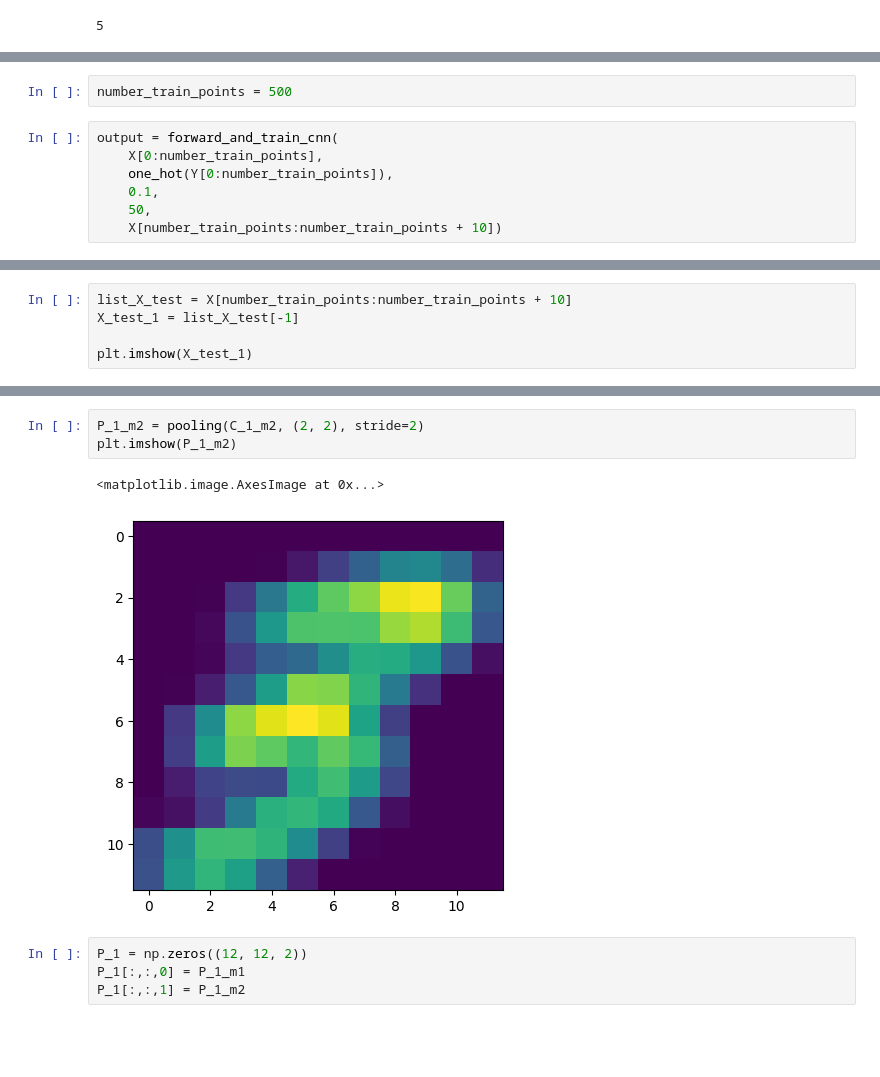
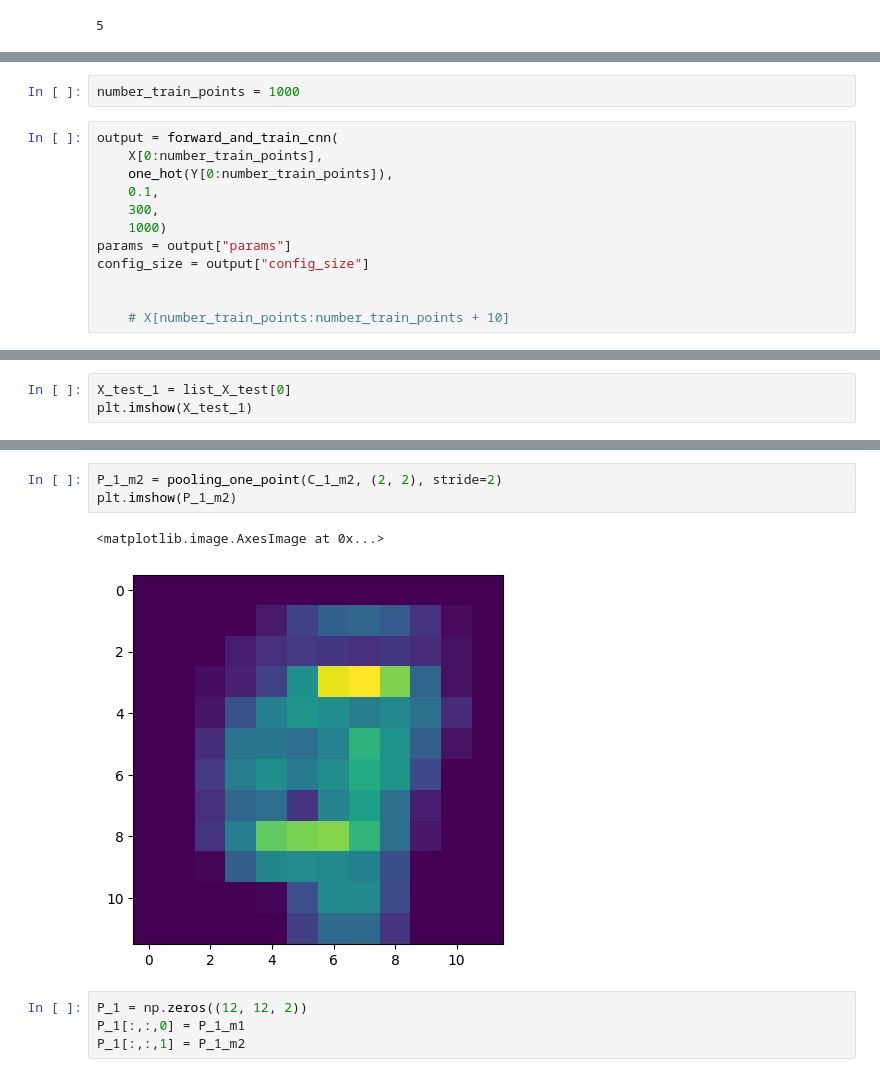
Before and after one commit to raming20/CNN-LSTM-predict-stock-price, a Jupyter notebook: data_analytics/try_cnn/try_mnist.ipynb, the cells around one changed output, grey strips where cells are left out. Saved outputs shown, nothing was run; the diff lists cells and outputs as text; blank space fills up the shorter version.

```diff
--- a/data_analytics/try_cnn/try_mnist.ipynb
+++ b/data_analytics/try_cnn/try_mnist.ipynb
@@ -501,12 +543,17 @@ def forward_and_train_cnn(
     }
 # %%
-number_train_points = 500
+number_train_points = 1000
 # %%
 output = forward_and_train_cnn(
     X[0:number_train_points],
     one_hot(Y[0:number_train_points]),
     0.1,
-    50,
-    X[number_train_points:number_train_points + 10])
+    300,
+    1000)
+params = output["params"]
+config_size = output["config_size"]
+
+
+    # X[number_train_points:number_train_points + 10]
 # %% [output]
 Chunk 0
@@ -566,7 +649,5 @@ print(Y[number_train_points:number_train_points + 10])
 # %%
-list_X_test = X[number_train_points:number_train_points + 10]
-X_test_1 = list_X_test[-1]
-
+X_test_1 = list_X_test[0]
 plt.imshow(X_test_1)
 # %% [output]
 <matplotlib.image.AxesImage at 0x...>
@@ -604,9 +685,9 @@ plt.imshow(P_1_m1)
 # %%
-P_1_m2 = pooling(C_1_m2, (2, 2), stride=2)
+P_1_m2 = pooling_one_point(C_1_m2, (2, 2), stride=2)
 plt.imshow(P_1_m2)
 # %% [output]
 <matplotlib.image.AxesImage at 0x...>
-[figure, old version]
+[figure, new version]
 # %%
 P_1 = np.zeros((12, 12, 2))
 P_1[:,:,0] = P_1_m1
```
Also changed, not shown: parts of 35 cells of this notebook, 4 other files.
